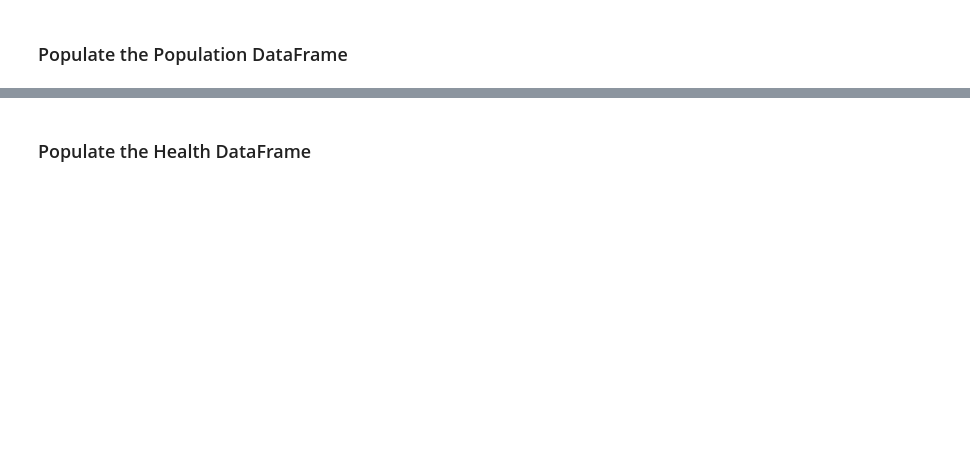
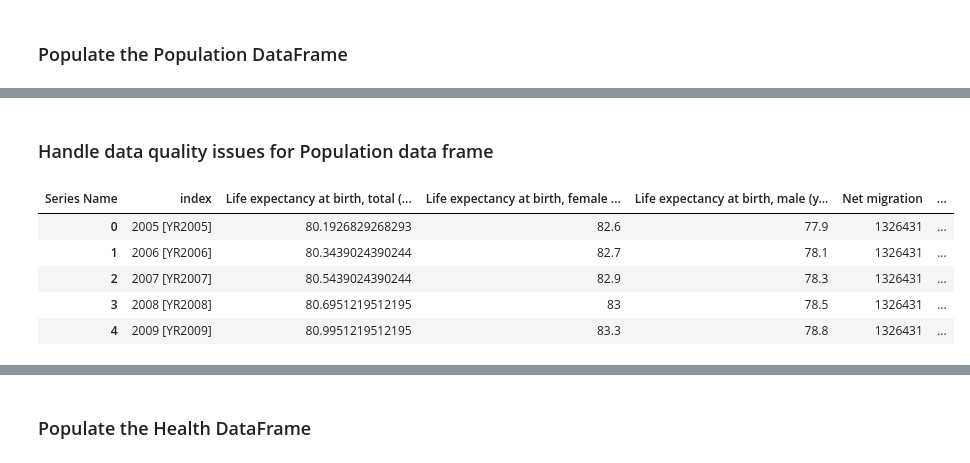
Before and after one commit to nseniow/Data-Science-Project, a Jupyter notebook: test.ipynb, the cells around one changed output, grey strips where cells are left out. Saved outputs shown, nothing was run; the diff lists cells and outputs as text; code cells hidden in the pictures; blank space fills up the shorter version.

```diff
--- a/test.ipynb
+++ b/test.ipynb
@@ -459,0 +363,50 @@ population_df.head()
+# %% [markdown]
+### Handle data quality issues for Population data frame
+# %%
+# handle life expectancy
+# all issues in life expectancy was because there were no data for 2020
+# we will just use the 2019 data to fill in for 2020 since life expectancy doesn't change much from year to year
+
+for index, row in population_dimension_df[population_dimension_df['Year']=='2019 [YR2019]'].iterrows():
+    population_dimension_df.loc[index+1, 'Life expectancy at birth, total (years)'] = row['Life expectancy at birth, total (years)']
+
+for index, row in population_dimension_df[population_dimension_df['Year']=='2019 [YR2019]'].iterrows():
+    population_dimension_df.loc[index+1, 'Life expectancy at birth, female (years)'] = row['Life expectancy at birth, female (years)']
+
+for index, row in population_dimension_df[population_dimension_df['Year']=='2019 [YR2019]'].iterrows():
+    population_dimension_df.loc[index+1, 'Life expectancy at birth, male (years)'] = row['Life expectancy at birth, male (years)']
+
+# handle Net migration
+# This data is only tracked every 5 years for every country
+# We will just take the value from the clostest year (eg. 2009 will take from 2007 and 2010 will take from 2012)
+
+for index, row in population_dimension_df[population_dimension_df['Year']=='2007 [YR2007]'].iterrows():
+    population_dimension_df.loc[index-2, 'Net migration'] = row['Net migration']
+    population_dimension_df.loc[index-1, 'Net migration'] = row['Net migration']
+    population_dimension_df.loc[index+1, 'Net migration'] = row['Net migration']
+    population_dimension_df.loc[index+2, 'Net migration'] = row['Net migration']
+for index, row in population_dimension_df[population_dimension_df['Year']=='2012 [YR2012]'].iterrows():
+    population_dimension_df.loc[index-2, 'Net migration'] = row['Net migration']
+    population_dimension_df.loc[index-1, 'Net migration'] = row['Net migration']
+    population_dimension_df.loc[index+1, 'Net migration'] = row['Net migration']
+    population_dimension_df.loc[index+2, 'Net migration'] = row['Net migration']
+for index, row in population_dimension_df[population_dimension_df['Year']=='2017 [YR2017]'].iterrows():
+    population_dimension_df.loc[index-2, 'Net migration'] = row['Net migration']
+    population_dimension_df.loc[index-1, 'Net migration'] = row['Net migration']
+    population_dimension_df.loc[index+1, 'Net migration'] = row['Net migration']
+    population_dimension_df.loc[index+2, 'Net migration'] = row['Net migration']
+    population_dimension_df.loc[index+3, 'Net migration'] = row['Net migration']
+
+# Handle Rural and urban poverty headcount ratio at national poverty lines
+# These columns had no data for any rows so we will ignore them all by setting them to null
+
+population_dimension_df = population_dimension_df.applymap(lambda x: "Null" if x==".." else x)
+
+population_dimension_df.head()
+# %% [output]
+| Series Name | index | Life expectancy at birth, total (... | Life expectancy at birth, female ... | Life expectancy at birth, male (y... | Net migration | ... |
+| 0 | 2005 [YR2005] | 80.1926829268293 | 82.6 | 77.9 | 1326431 | ... |
+| 1 | 2006 [YR2006] | 80.3439024390244 | 82.7 | 78.1 | 1326431 | ... |
+| 2 | 2007 [YR2007] | 80.5439024390244 | 82.9 | 78.3 | 1326431 | ... |
+| 3 | 2008 [YR2008] | 80.6951219512195 | 83 | 78.5 | 1326431 | ... |
+| 4 | 2009 [YR2009] | 80.9951219512195 | 83.3 | 78.8 | 1326431 | ... |
```
Also changed, not shown: parts of 28 cells of this notebook, 3 other files.
